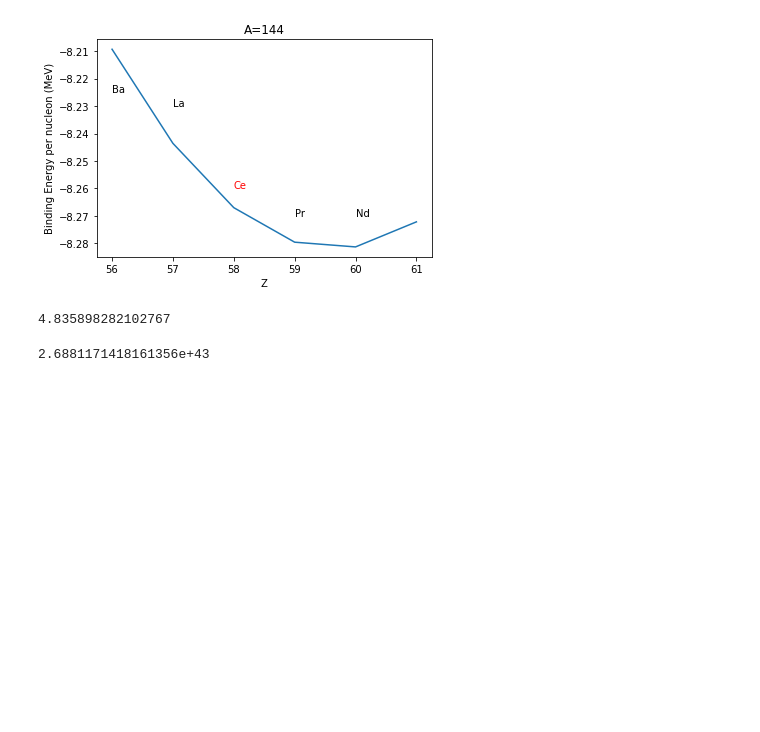
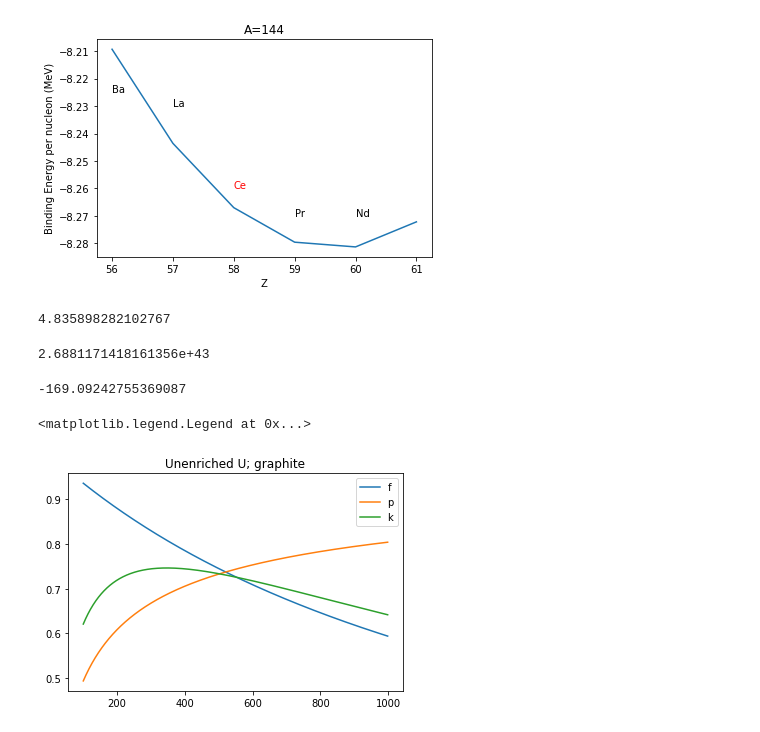
Before and after one commit to dodelson/Physics-of-Energy, a Jupyter notebook: Code/nuclear.ipynb, the cells around one changed output. Saved outputs shown, nothing was run; the diff lists cells and outputs as text; code cells hidden in the pictures; blank space fills up the shorter version.

```diff
--- a/Code/nuclear.ipynb
+++ b/Code/nuclear.ipynb
@@ -89,3 +89,40 @@ plt.savefig('../Figures/bachain.pdf')
 np.exp(100)
 # %% [output]
 2.6881171418161356e+43
+# %%
+binding_energy(92,235-92)-binding_energy(56,144-56)-binding_energy(36,90-36)-0*binding_energy(0,1)
+# %% [output]
+-169.09242755369087
+# %%
+def eta(x):
+    eta=2.42*585*x/(684*x + 2.68*(1.-x))
+    return eta
+
+def f(x,y,sigma_moderator):
+    f=684*x/(684*x+sigma_moderator*y)
+    return f
+
+def p(x,y,xi,sms):
+    arg=2.73/xi
+    arg/= (9.3+15.1*x+y*sms)**.514
+    return np.exp(-arg)
+
+xig=.158
+smsg=4.94
+water=.664
+heavy=.0012
+graphite=.00337
+x=np.arange(0.0072,.05,.001)
+y=np.arange(100,1000,1.)
+#plt.plot(x,eta(x),label='$\\eta$')
+xnat=0.0072
+farr=f(xnat,y,graphite)
+plt.plot(y,farr,label='f')
+parr=p(xnat,y,xig,smsg)
+plt.plot(y,parr,label='p')
+plt.plot(y,parr*farr*eta(xnat),label='k')
+plt.title('Unenriched U; graphite')
+plt.legend()
+# %% [output]
+<matplotlib.legend.Legend at 0x...>
+[figure, added]
```
Also changed, not shown: parts of 4 cells of this notebook.
